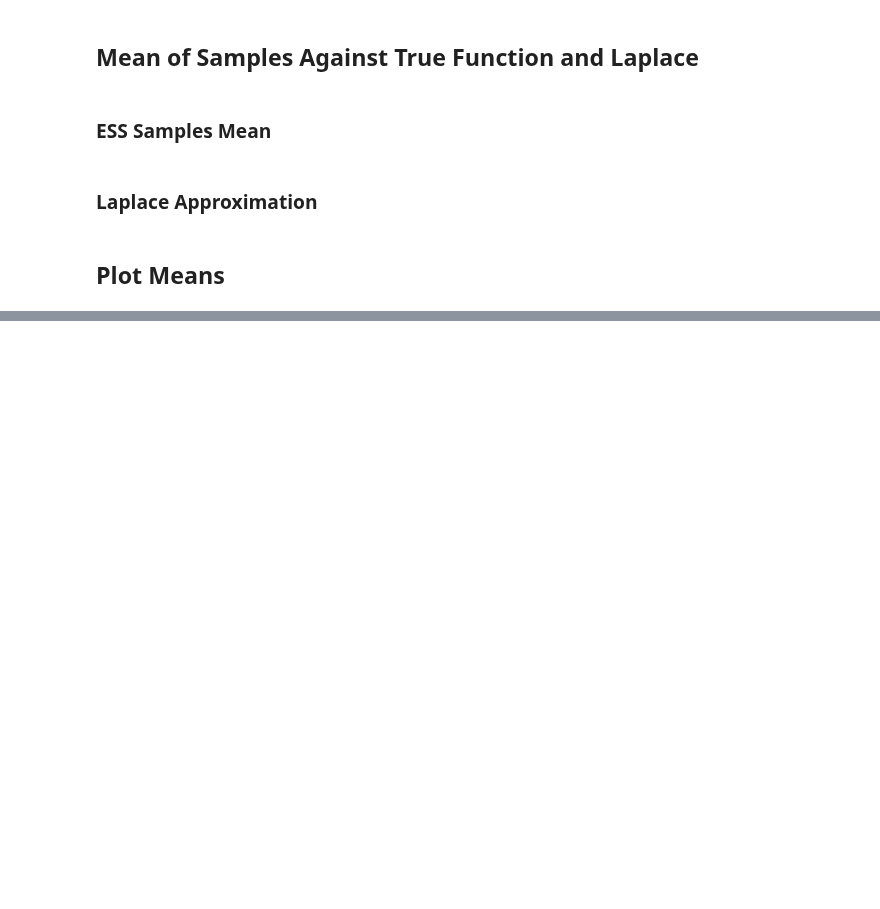
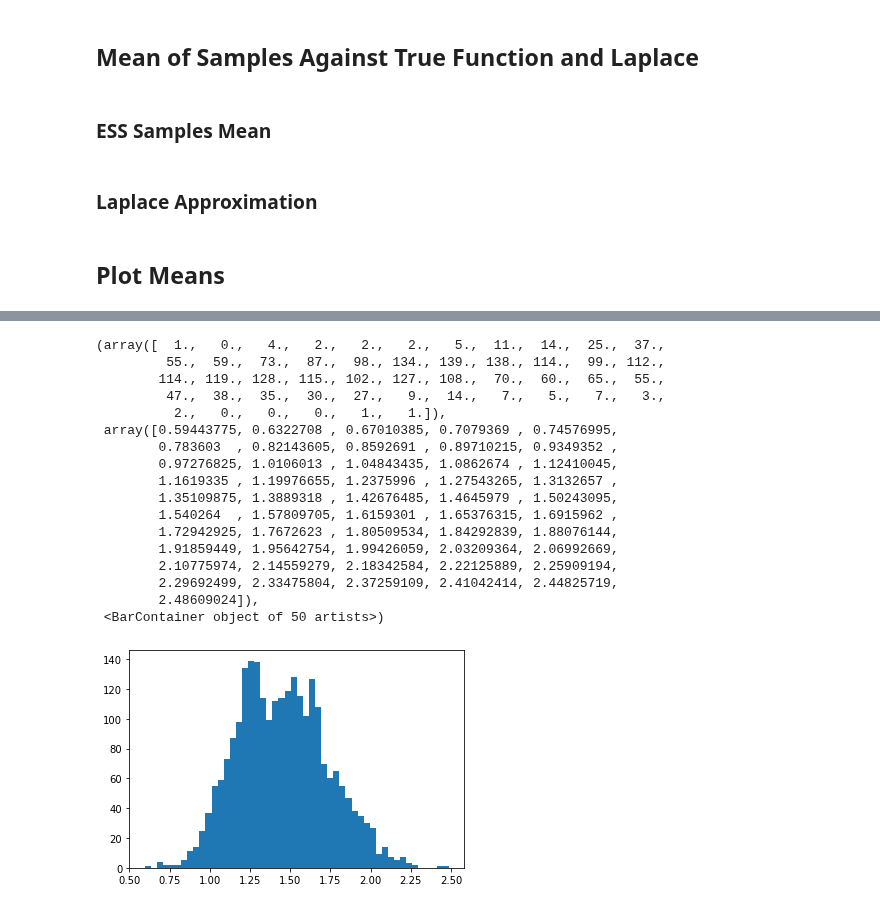
Before and after one commit to Tennessee-Wallaceh/gproc, a Jupyter notebook: notebooks/Elliptic_Slice_Sampling.ipynb, the cells around one changed output, grey strips where cells are left out. Cells and saved outputs as stored; diff of their text form; code cells hidden in the pictures; blank space fills up the shorter version.

```diff
--- a/notebooks/Elliptic_Slice_Sampling.ipynb
+++ b/notebooks/Elliptic_Slice_Sampling.ipynb
@@ -75,0 +80,21 @@ axarr[0].legend()
+# %%
+plt.hist(samples[:,0], bins=50)
+# %% [output]
+(array([  1.,   0.,   4.,   2.,   2.,   2.,   5.,  11.,  14.,  25.,  37.,
+         55.,  59.,  73.,  87.,  98., 134., 139., 138., 114.,  99., 112.,
+        114., 119., 128., 115., 102., 127., 108.,  70.,  60.,  65.,  55.,
+         47.,  38.,  35.,  30.,  27.,   9.,  14.,   7.,   5.,   7.,   3.,
+          2.,   0.,   0.,   0.,   1.,   1.]),
+ array([0.59443775, 0.6322708 , 0.67010385, 0.7079369 , 0.74576995,
+        0.783603  , 0.82143605, 0.8592691 , 0.89710215, 0.9349352 ,
+        0.97276825, 1.0106013 , 1.04843435, 1.0862674 , 1.12410045,
+        1.1619335 , 1.19976655, 1.2375996 , 1.27543265, 1.3132657 ,
+        1.35109875, 1.3889318 , 1.42676485, 1.4645979 , 1.50243095,
+        1.540264  , 1.57809705, 1.6159301 , 1.65376315, 1.6915962 ,
+        1.72942925, 1.7672623 , 1.80509534, 1.84292839, 1.88076144,
+        1.91859449, 1.95642754, 1.99426059, 2.03209364, 2.06992669,
+        2.10775974, 2.14559279, 2.18342584, 2.22125889, 2.25909194,
+        2.29692499, 2.33475804, 2.37259109, 2.41042414, 2.44825719,
+        2.48609024]),
+ <BarContainer object of 50 artists>)
+[figure, added]
```
Also changed, not shown: parts of 4 cells of this notebook, 1 other file.
